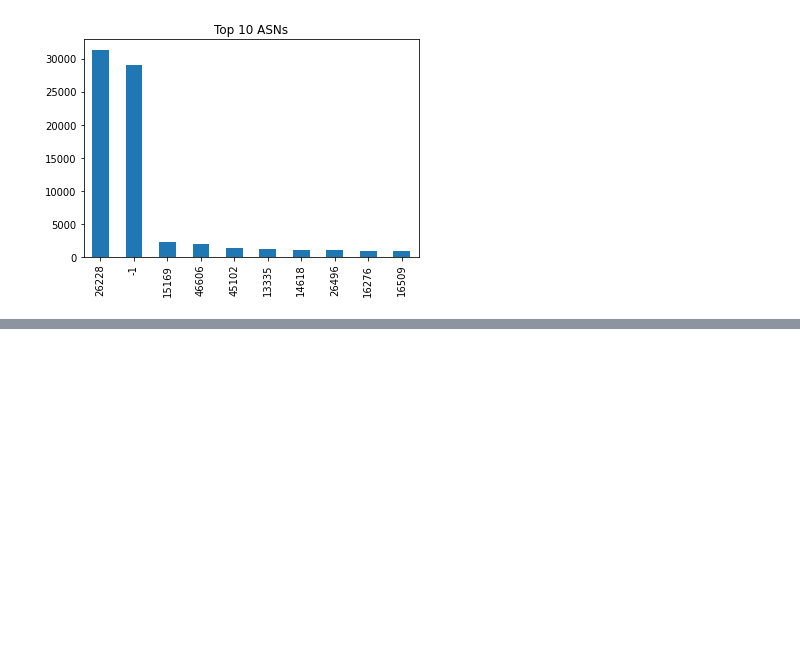
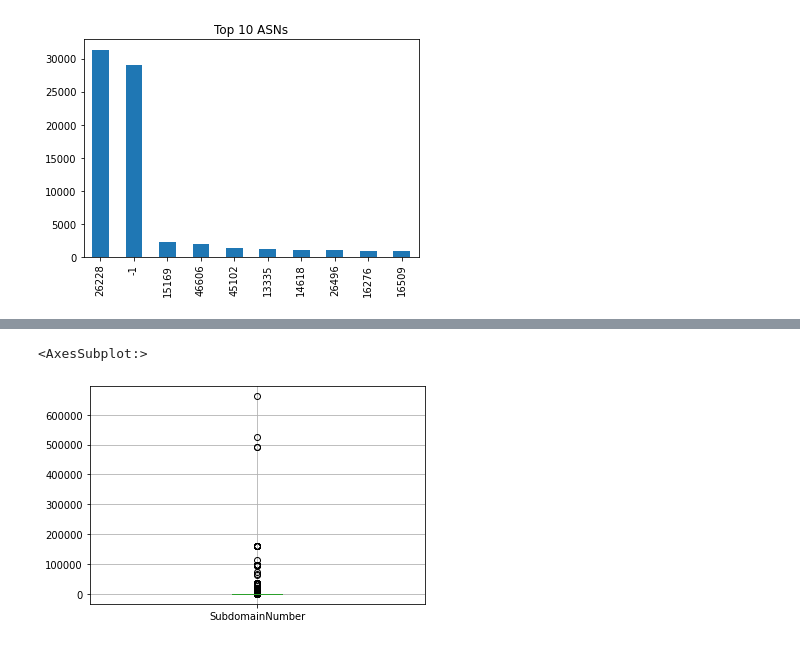
Before and after one commit to lukem1/malicious-domain-classification, a Jupyter notebook: preprocessing.ipynb, the cells around one changed output, grey strips where cells are left out. Saved outputs shown, nothing was run; the diff lists cells and outputs as text; code cells hidden in the pictures; blank space fills up the shorter version.

Commit message:
Preprocessing: features HttpResponseCode - SubdomainNumber

```diff
--- a/preprocessing.ipynb
+++ b/preprocessing.ipynb
@@ -370,0 +438,2 @@ data = data.drop(columns=["ASN"])
+# %%
+data["RegisteredOrg"] = ~data.RegisteredOrg.isnull()
@@ -370,0 +468,5 @@ data = data.drop(columns=["ASN"])
+# %%
+data.boxplot(column="SubdomainNumber")
+# %% [output]
+<AxesSubplot:>
+[figure, added]
```
Also changed, not shown: parts of 17 cells of this notebook.
